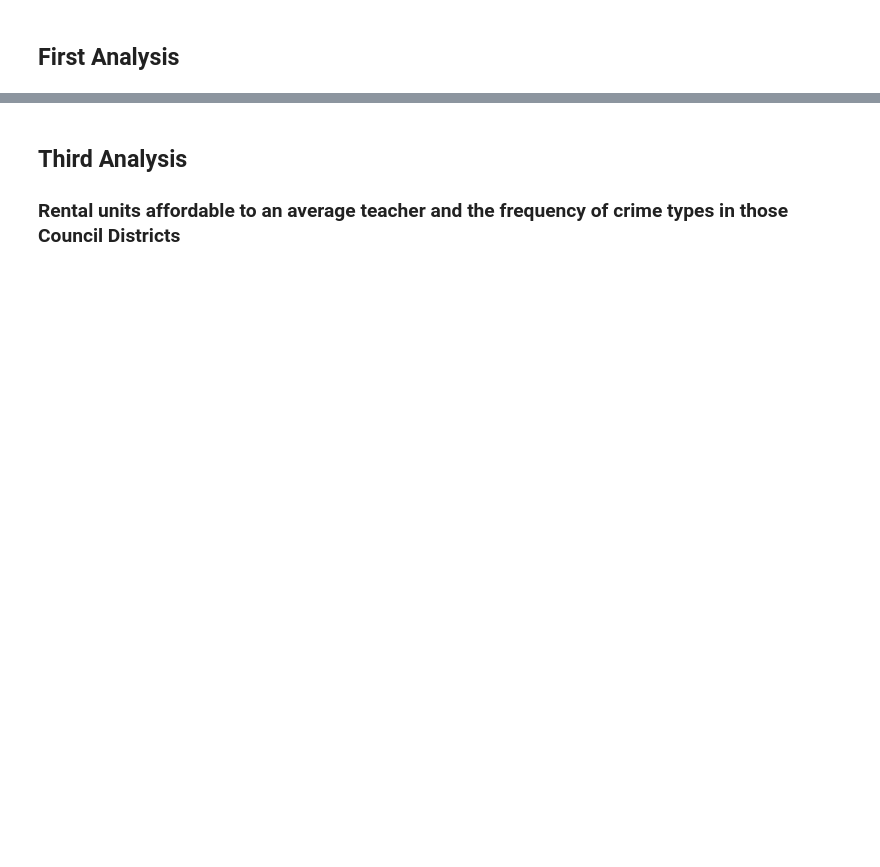
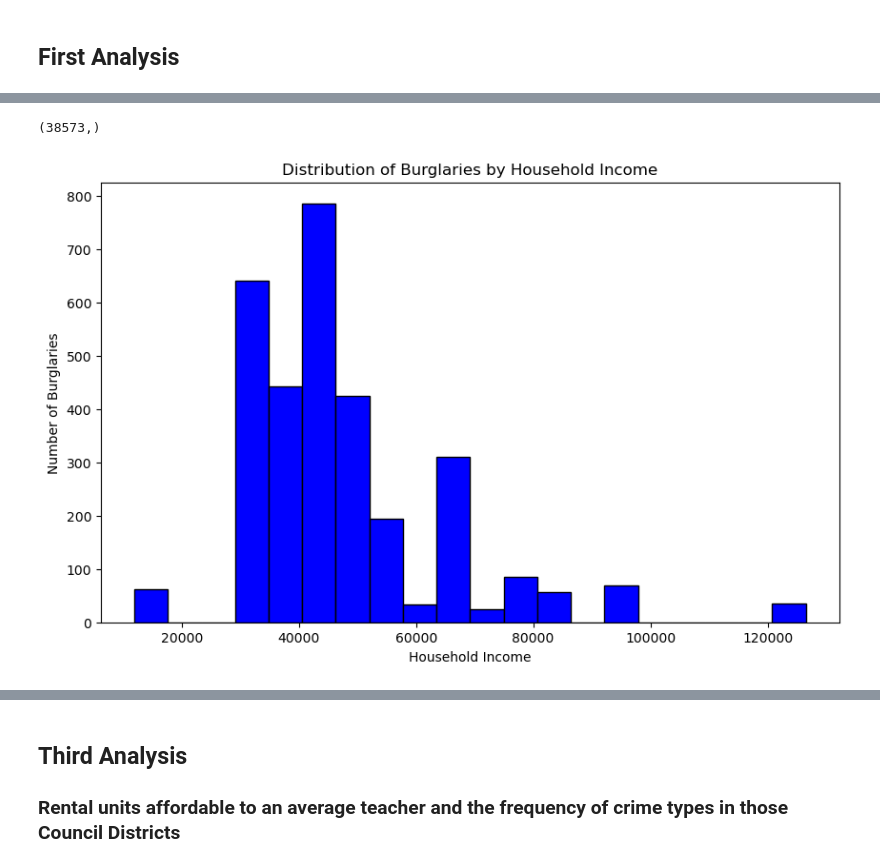
Before and after one commit to Treyson-Grange/cs5830_project2, a Jupyter notebook: project2.ipynb, the cells around one changed output, grey strips where cells are left out. Drawn from its saved outputs; the diff is of its cells as text; code cells hidden in the pictures; blank space fills up the shorter version.

```diff
--- a/project2.ipynb
+++ b/project2.ipynb
@@ -32,0 +110,3 @@ display(crime_df['Clearance_Status'].value_counts())
+# %%
+crime_df['households'] = crime_df['Largehouseholds(5+members)'].str.replace('%', '').astype('float')
+display(crime_df['households'])
@@ -32,0 +129,22 @@ display(crime_df['Clearance_Status'].value_counts())
+# %%
+import seaborn as sns
+# Does the houshold income correlate to how much bulguaries happen in the area?
+crime_df['householdincome'] = crime_df['Medianhouseholdincome'].str.replace('$', '').astype('float')
+houseHoldIncome = crime_df['householdincome']
+print(houseHoldIncome.shape)
+
+
+pre = crime_df[crime_df['Highest_NIBRS_UCR_Offense_Description'] == 'Burglary']
+burglarie = pre[crime_df['Highest_Offense_Desc'] == 'BURGLARY OF RESIDENCE']
+
+
+
+plt.figure(figsize=(10, 6))
+plt.hist(burglarie['householdincome'], bins=20, color='blue', edgecolor='black')
+plt.xlabel('Household Income')
+plt.ylabel('Number of Burglaries')
+plt.title('Distribution of Burglaries by Household Income')
+plt.show()
+# %% [output]
+(38573,)
+[figure, added]
```
Also changed, not shown: parts of 23 cells of this notebook.
